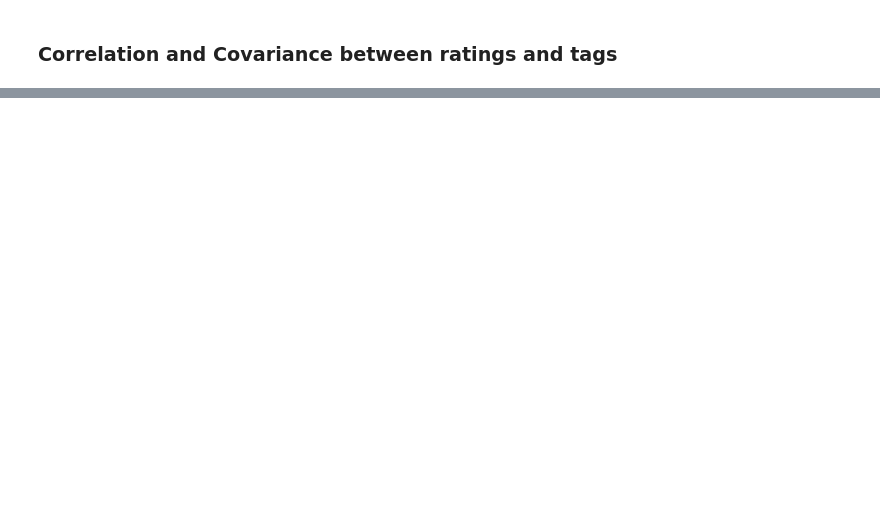
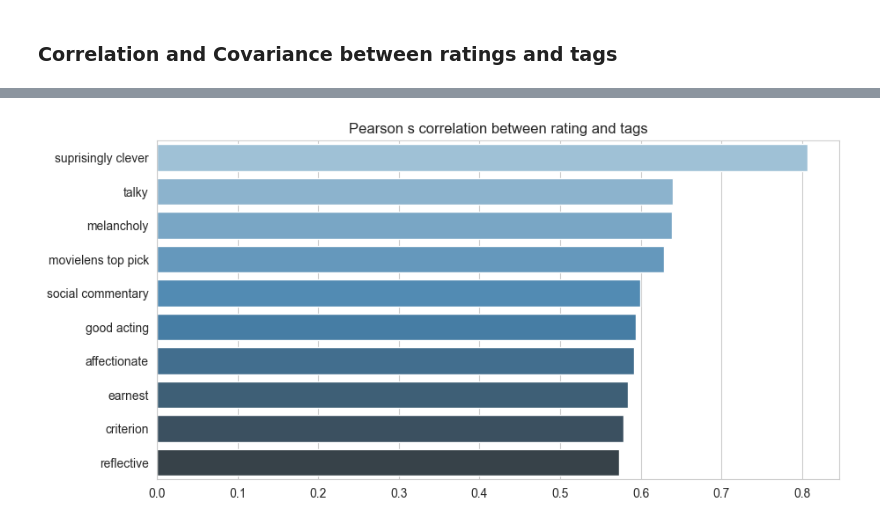
Before and after one commit to DiegoConce/data-analytics-movielens, a Jupyter notebook: main.ipynb, the cells around one changed output, grey strips where cells are left out. Saved outputs shown, nothing was run; the diff lists cells and outputs as text; code cells hidden in the pictures; blank space fills up the shorter version.

```diff
--- a/main.ipynb
+++ b/main.ipynb
@@ -278,0 +313,14 @@ plt.show()
+# %%
+# Correlation between ratings and tags
+dftmp = df_no_genres.drop(['rating_count'], axis=1)
+
+correlation = dftmp.corr(method='pearson')
+correlation = correlation['rating_mean'].sort_values(ascending=False)
+correlation = correlation[1:]
+
+plt.figure(figsize=(10, 5))
+sns.barplot(x=correlation.values[:10], y=correlation.index[:10], palette='Blues_d')
+plt.title('Pearson s correlation between rating and tags')
+plt.show()
+# %% [output]
+[figure, added]
```
Also changed, not shown: parts of 7 cells of this notebook.
